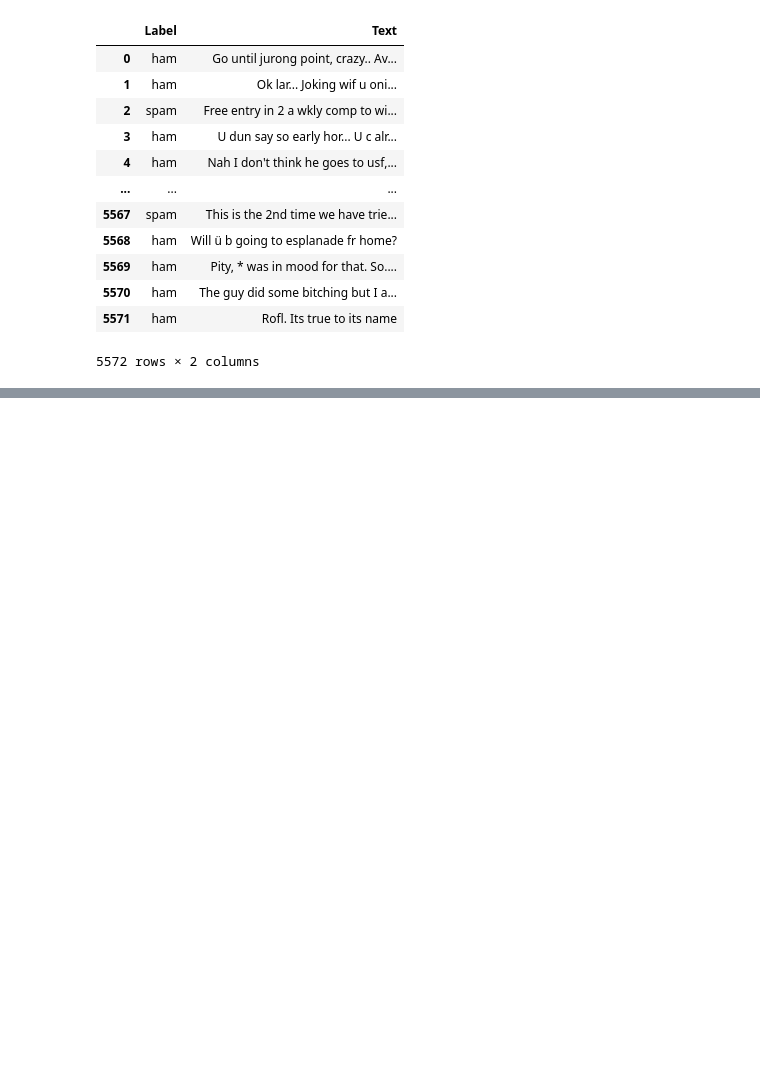
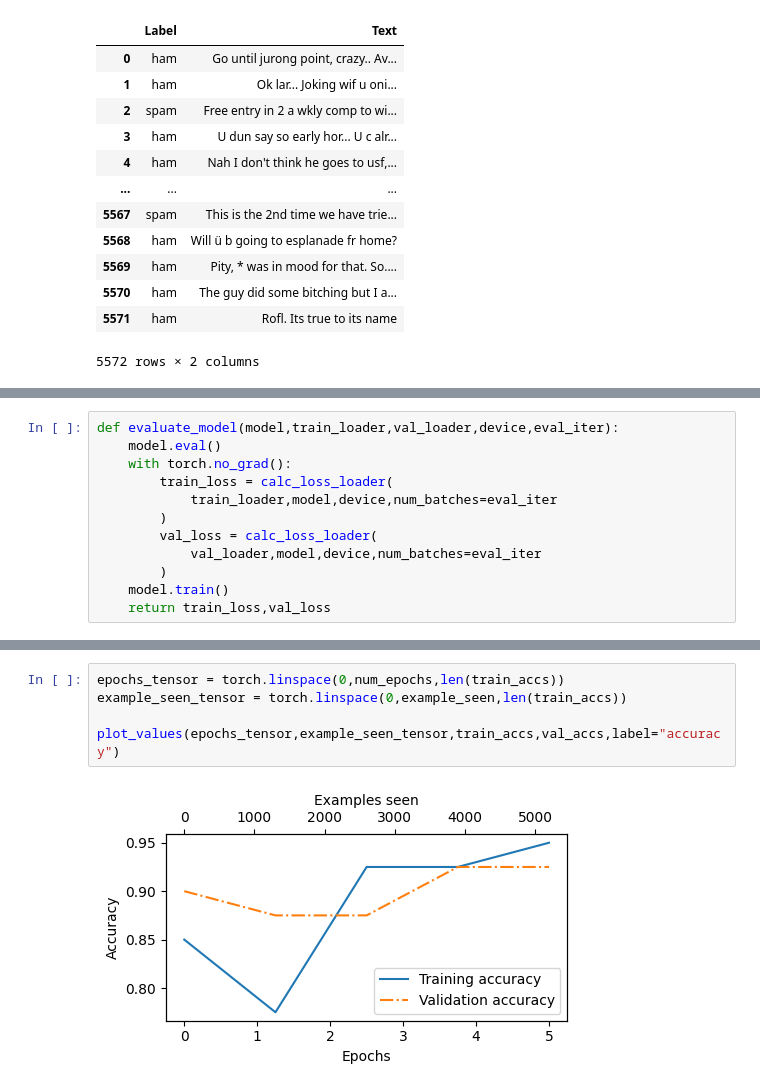
Before and after one commit to FangJ529/BALLM, a Jupyter notebook: chapter6/ch06.ipynb, the cells around one changed output, grey strips where cells are left out. Drawn from its saved outputs; the diff is of its cells as text; blank space fills up the shorter version.

```diff
--- a/chapter6/ch06.ipynb
+++ b/chapter6/ch06.ipynb
@@ -51,0 +683,12 @@ df
+# %%
+def evaluate_model(model,train_loader,val_loader,device,eval_iter):
+    model.eval()
+    with torch.no_grad():
+        train_loss = calc_loss_loader(
+            train_loader,model,device,num_batches=eval_iter
+        )
+        val_loss = calc_loss_loader(
+            val_loader,model,device,num_batches=eval_iter
+        )
+    model.train()
+    return train_loss,val_loss
@@ -51,0 +802,7 @@ df
+# %%
+epochs_tensor = torch.linspace(0,num_epochs,len(train_accs))
+example_seen_tensor = torch.linspace(0,example_seen,len(train_accs))
+
+plot_values(epochs_tensor,example_seen_tensor,train_accs,val_accs,label="accuracy")
+# %% [output]
+[figure, added]
```
Also changed, not shown: parts of 45 cells of this notebook, 4 other files.
